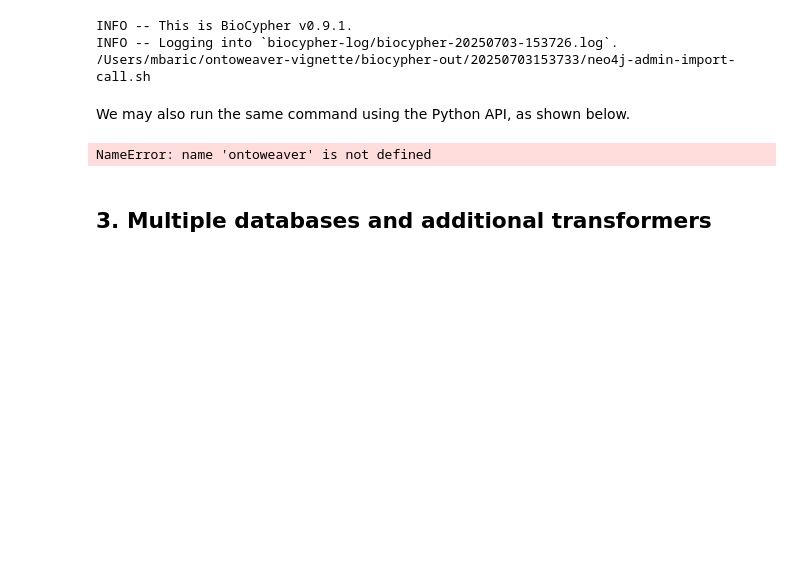
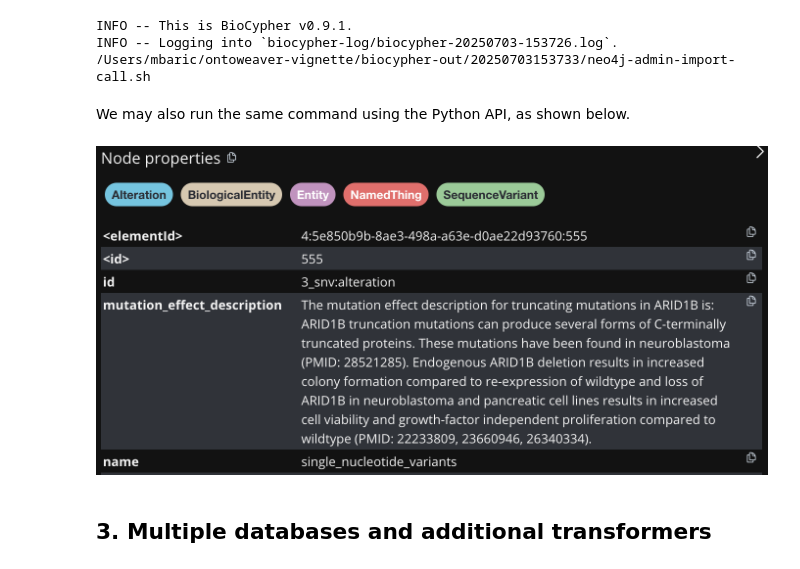
Before and after one commit to mbaric758/ontoweaver-vignette, a Jupyter notebook: vignette_jobim.ipynb, the cells around one changed output. Cells and saved outputs as stored; diff of their text form; code cells hidden in the pictures; blank space fills up the shorter version.

Commit message:
feat(figures, data):Add data and figures.

```diff
--- a/vignette_jobim.ipynb
+++ b/vignette_jobim.ipynb
@@ -358,24 +353,12 @@ INFO -- Logging into `biocypher-log/biocypher-20250703-153726.log`.
 /Users/mbaric/ontoweaver-vignette/biocypher-out/20250703153733/neo4j-admin-import-call.sh
 # %% [markdown]
 We may also run the same command using the Python API, as shown below.
-# %%
-# Define the path to the mapping file.
-data_mapping = {f"DATABASE": f"./jobim/2_Properties/snv.yaml"}
-
-# Extract nodes and edges from the mapping file.
-nodes, edges = ontoweaver.extract(filename_to_mapping=data_mapping, affix = "suffix")
-
-# Write the nodes and edges using BioCypher.
-bc = biocypher.BioCypher(
-    biocypher_config_path=f"./jobim/2_Properties/biocypher_config.yaml",
-    schema_config_path=f"./jobim/2_Properties/biocypher_schema.yaml",
-)
-
-bc.write_nodes(nodes)
-bc.write_edges(edges)
-bc.write_import_call()
-# %% [output]
-NameError: name 'ontoweaver' is not defined
+# %%
+from IPython.display import display, JSON, Image
+
+display(Image("figures/jobim/Node_properties_metadata.png"))
+# %% [output]
+[figure, added]
 # %% [markdown]
 ## 3. Multiple databases and additional transformers
 # %% [markdown]
```
Also changed, not shown: parts of 21 cells of this notebook, 14 other files.
